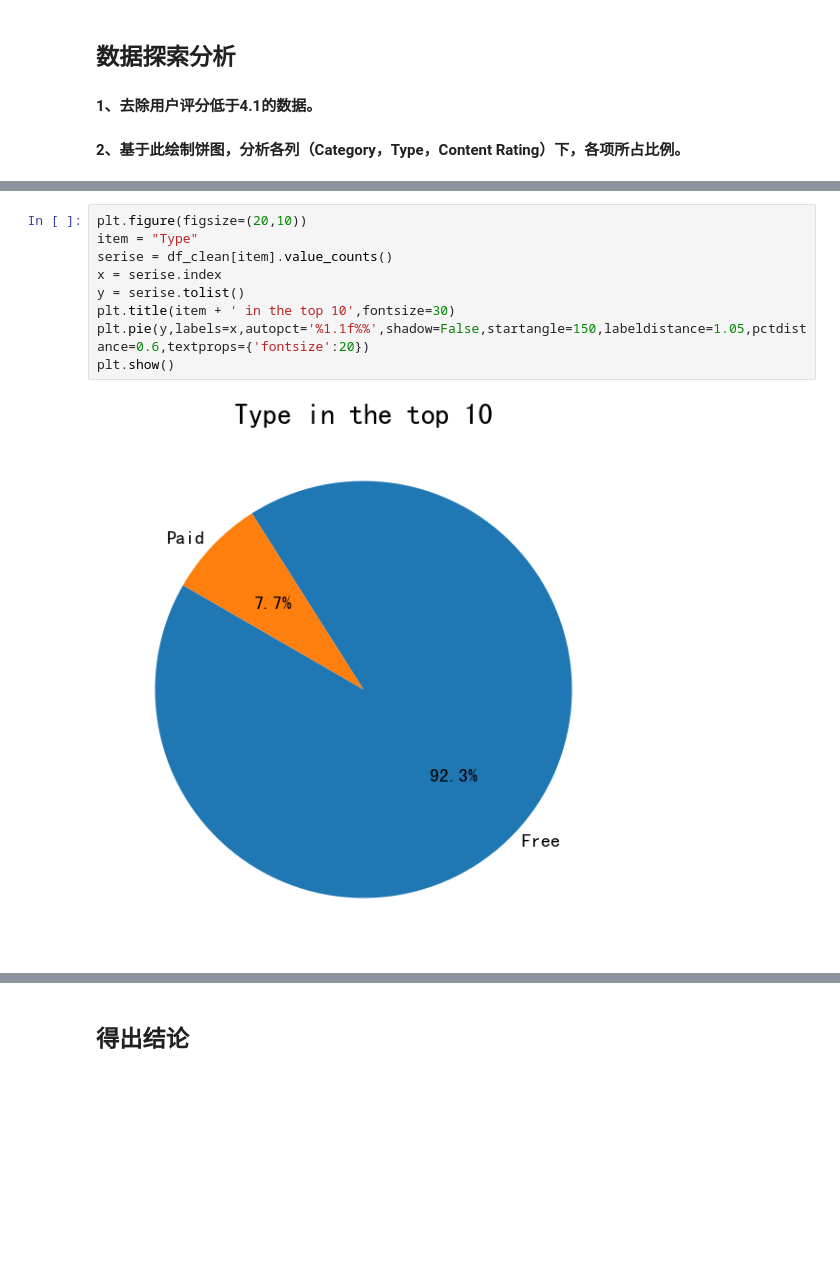
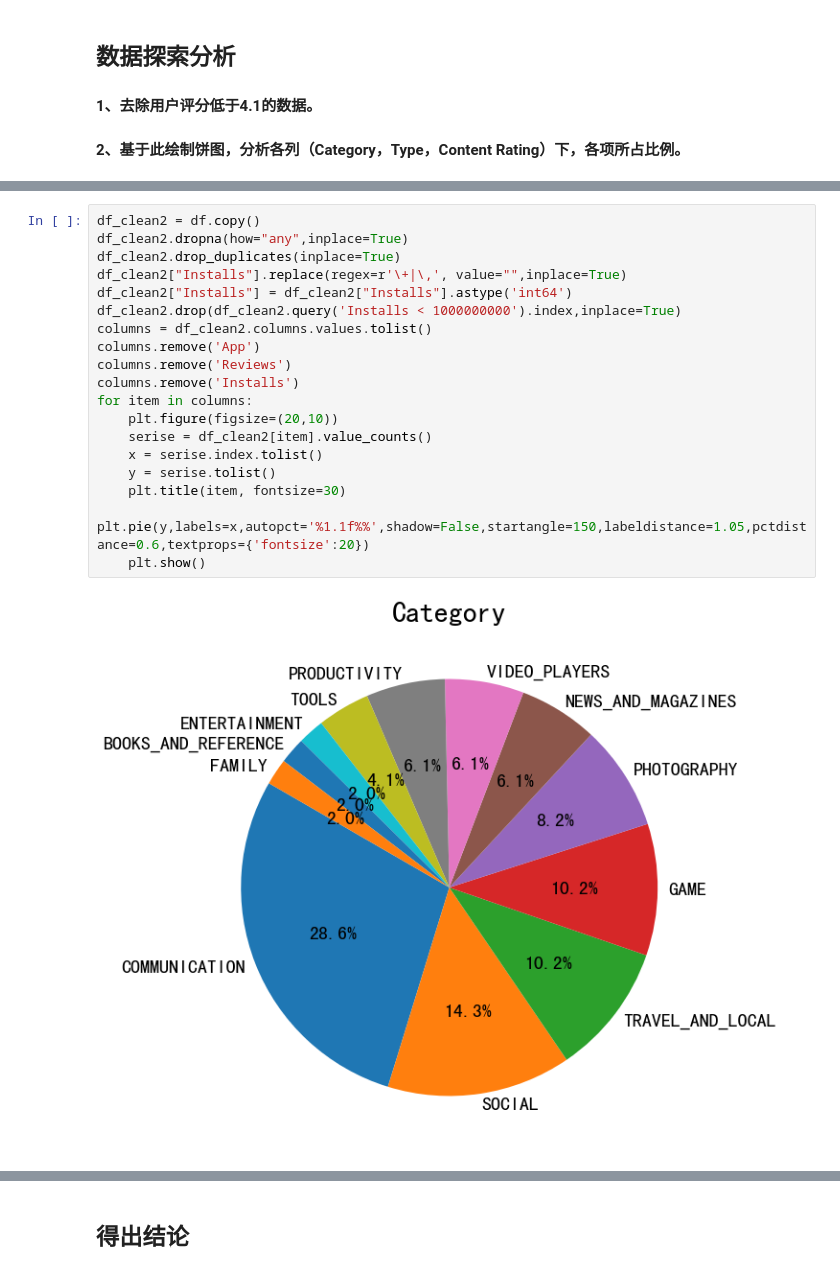
Before and after one commit to shengzhihao1996/Google_Play_Store_Analysis, a Jupyter notebook: Google_Play_Store_Analysis.ipynb, the cells around one changed output, grey strips where cells are left out. Cells and saved outputs as stored; diff of their text form; blank space fills up the shorter version.

```diff
--- a/Google_Play_Store_Analysis.ipynb
+++ b/Google_Play_Store_Analysis.ipynb
@@ -110,11 +112,21 @@ plt.show()
 # %%
-plt.figure(figsize=(20,10))
-item = "Type"
-serise = df_clean[item].value_counts()
-x = serise.index
-y = serise.tolist()
-plt.title(item + ' in the top 10',fontsize=30)
-plt.pie(y,labels=x,autopct='%1.1f%%',shadow=False,startangle=150,labeldistance=1.05,pctdistance=0.6,textprops={'fontsize':20})
-plt.show()
+df_clean2 = df.copy()
+df_clean2.dropna(how="any",inplace=True)
+df_clean2.drop_duplicates(inplace=True)
+df_clean2["Installs"].replace(regex=r'\+|\,', value="",inplace=True)
+df_clean2["Installs"] = df_clean2["Installs"].astype('int64')
+df_clean2.drop(df_clean2.query('Installs < 1000000000').index,inplace=True)
+columns = df_clean2.columns.values.tolist()
+columns.remove('App')
+columns.remove('Reviews')
+columns.remove('Installs')
+for item in columns:
+    plt.figure(figsize=(20,10))
+    serise = df_clean2[item].value_counts()
+    x = serise.index.tolist()
+    y = serise.tolist()
+    plt.title(item, fontsize=30)
+    plt.pie(y,labels=x,autopct='%1.1f%%',shadow=False,startangle=150,labeldistance=1.05,pctdistance=0.6,textprops={'fontsize':20})
+    plt.show()
 # %% [output]
-[figure, old version]
+[figure, new version]
```
Also changed, not shown: parts of 8 cells of this notebook.
